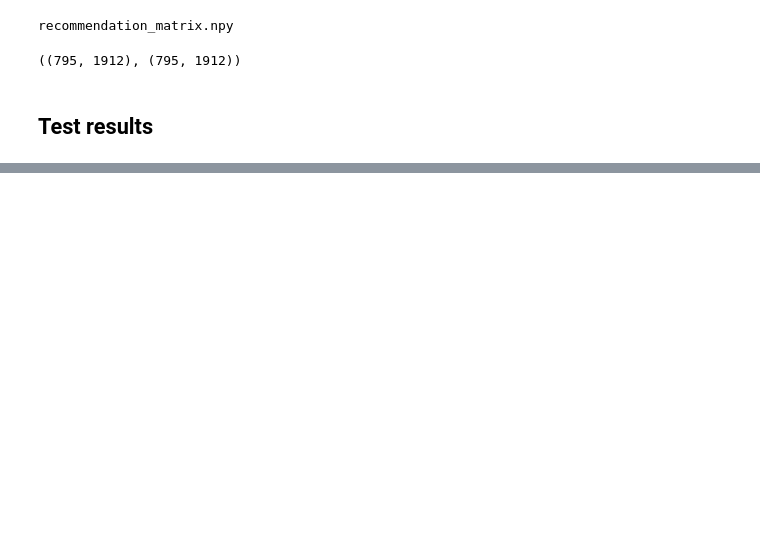
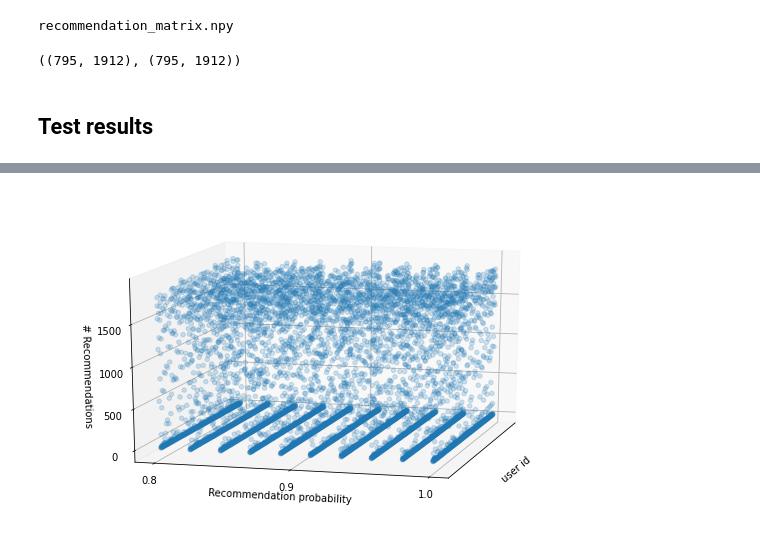
Before and after one commit to tnfru/colab_research, a Jupyter notebook: PricePred.ipynb, the cells around one changed output, grey strips where cells are left out. Drawn from its saved outputs; the diff is of its cells as text; code cells hidden in the pictures; blank space fills up the shorter version.

```diff
--- a/PricePred.ipynb
+++ b/PricePred.ipynb
@@ -259,0 +250,18 @@ l.shape
+# %%
+def plot_threshold_recs_3d(threshold_range=[.8, .999], num_points=10):
+  thresholds = np.linspace(threshold_range[0], threshold_range[1], num_points)
+  z = np.array([[rec_above_threshold(threshold, user_id=user_id).shape[0] for threshold in thresholds] for user_id in range(num_users)])
+
+  x, y = np.meshgrid(np.arange(num_users), thresholds)
+
+  fig = plt.figure(figsize=(10,6))
+  ax = fig.add_subplot(111, projection='3d')
+  ax.scatter(x,y,z, cmap='viridis', alpha=0.2)
+
+  ax.view_init(15,15)
+  ax.set_xticks([])
+  ax.set_yticks([.8, .9, 1])
+  ax.set_zticks([0, 500, 1000, 1500, 2000])
+  ax.set_xlabel("user id")
+  ax.set_ylabel("Recommendation probability")
+  ax.set_zlabel("# Recommendations");
@@ -259,0 +274,4 @@ l.shape
+# %%
+plot_threshold_recs_3d()
+# %% [output]
+[figure, added]
```
Also changed, not shown: parts of 16 cells of this notebook.
